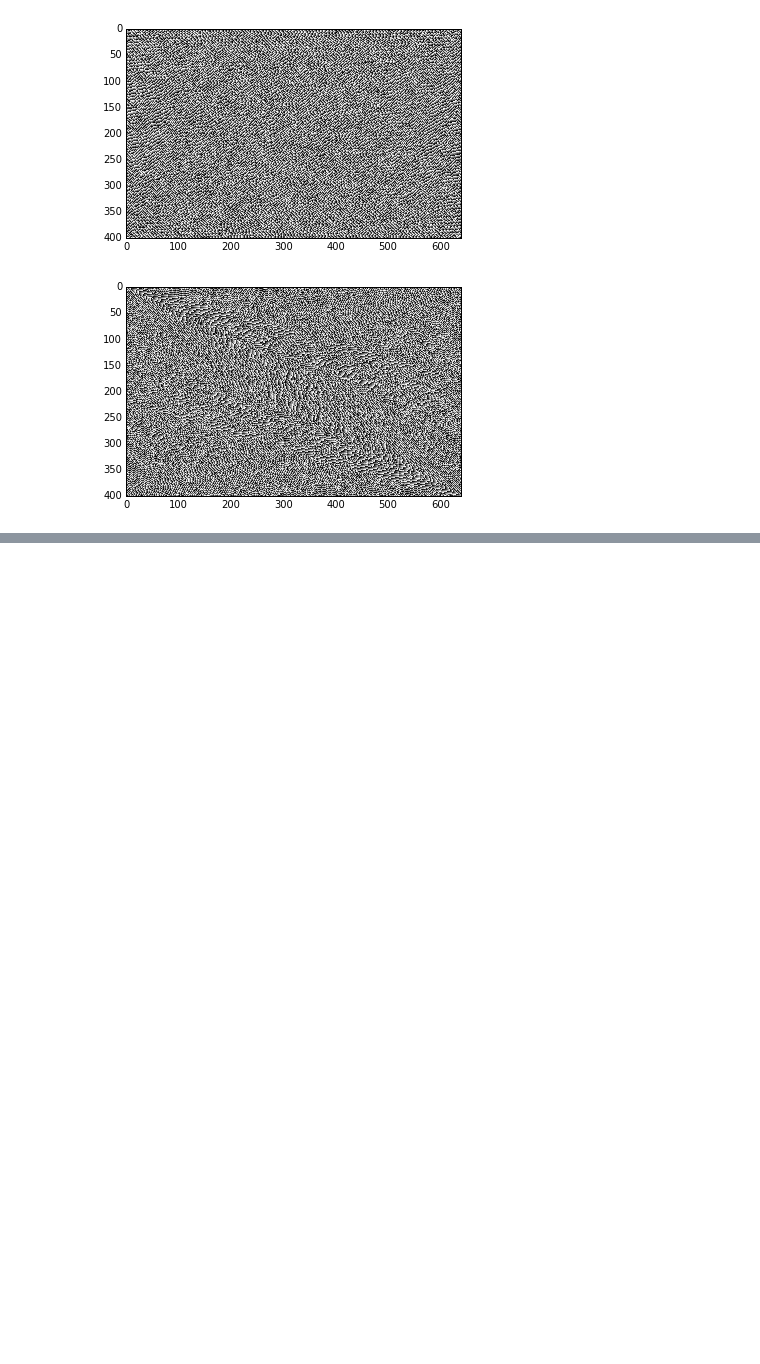
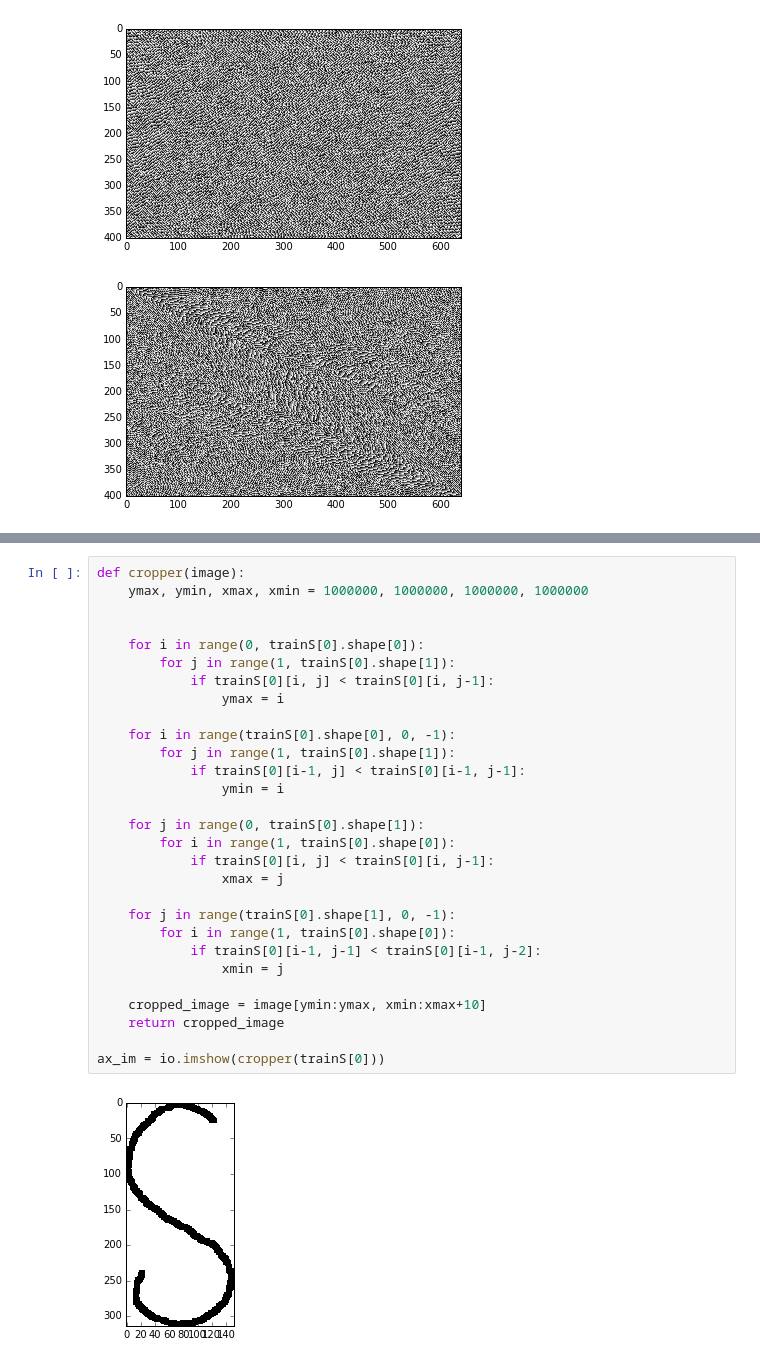
Before and after one commit to mnazaal/COMS21202-Symbols-Patterns-and-Signals, a Jupyter notebook: coursework2/train_data/cw2Nazaal.ipynb, the cells around one changed output, grey strips where cells are left out. Drawn from its saved outputs; the diff is of its cells as text; blank space fills up the shorter version.

```diff
--- a/coursework2/train_data/cw2Nazaal.ipynb
+++ b/coursework2/train_data/cw2Nazaal.ipynb
@@ -45 +49,32 @@ io.show()
+# %%
+def cropper(image):
+    ymax, ymin, xmax, xmin = 1000000, 1000000, 1000000, 1000000
+
+
+    for i in range(0, trainS[0].shape[0]):
+        for j in range(1, trainS[0].shape[1]):
+            if trainS[0][i, j] < trainS[0][i, j-1]:
+                ymax = i
+
+    for i in range(trainS[0].shape[0], 0, -1):
+        for j in range(1, trainS[0].shape[1]):
+            if trainS[0][i-1, j] < trainS[0][i-1, j-1]:
+                ymin = i
+
+    for j in range(0, trainS[0].shape[1]):
+        for i in range(1, trainS[0].shape[0]):
+            if trainS[0][i, j] < trainS[0][i, j-1]:
+                xmax = j
+
+    for j in range(trainS[0].shape[1], 0, -1):
+        for i in range(1, trainS[0].shape[0]):
+            if trainS[0][i-1, j-1] < trainS[0][i-1, j-2]:
+                xmin = j
+
+    cropped_image = image[ymin:ymax, xmin:xmax+10]
+    return cropped_image
+
+ax_im = io.imshow(cropper(trainS[0]))
+# %% [output]
+[figure, added]
 # %%
```
Also changed, not shown: parts of 5 cells of this notebook.
